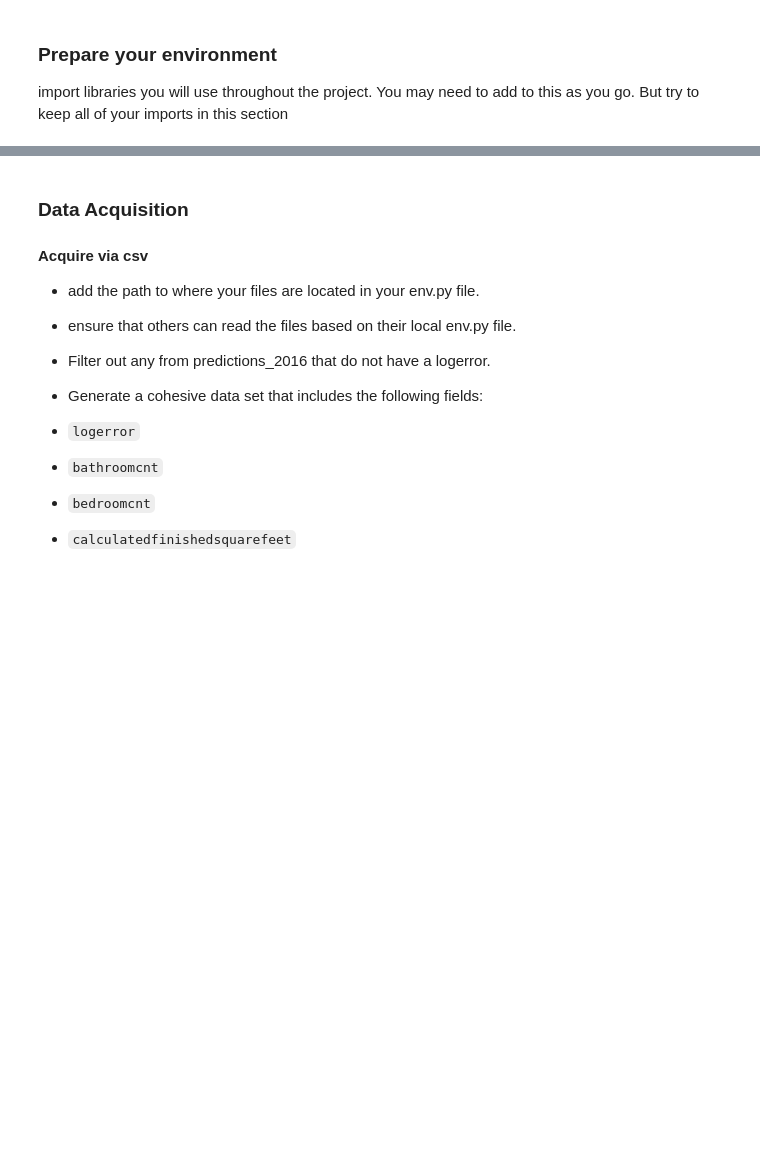
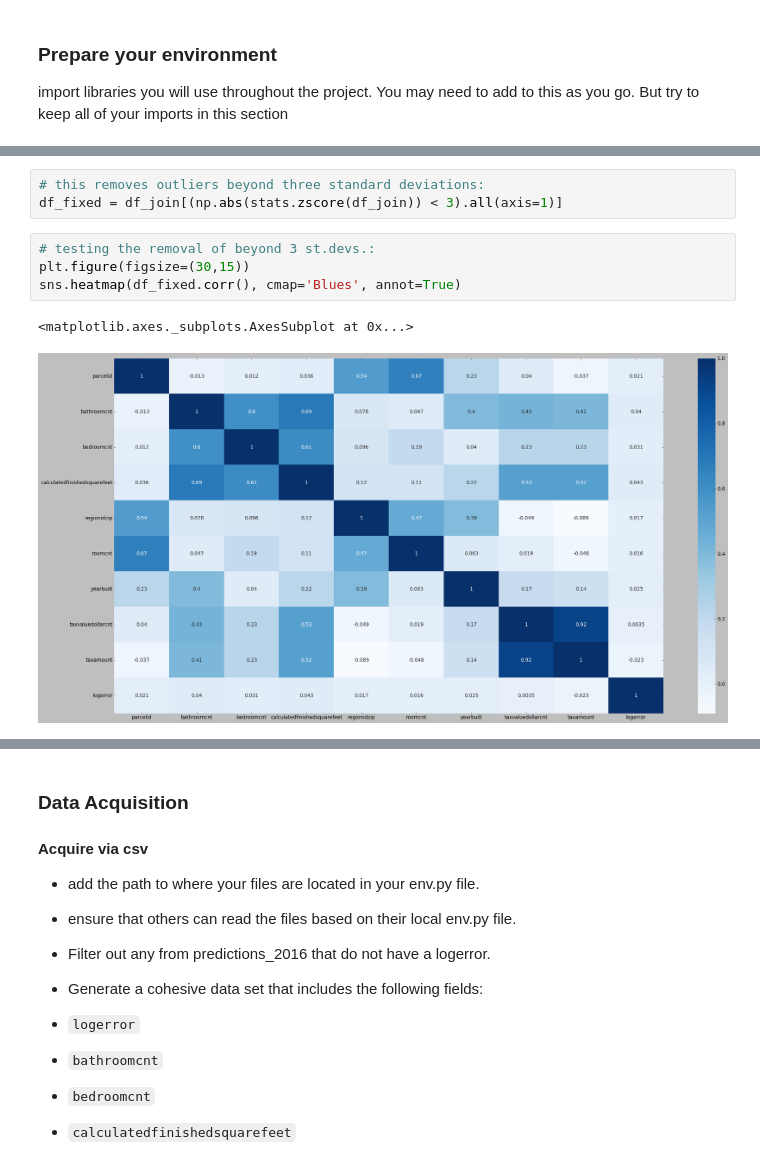
Before and after one commit to HackneyChad/Codeup_DS_projects, a Jupyter notebook: Regression_Project.ipynb, the cells around one changed output, grey strips where cells are left out. Saved outputs shown, nothing was run; the diff lists cells and outputs as text; blank space fills up the shorter version.

```diff
--- a/Regression_Project.ipynb
+++ b/Regression_Project.ipynb
@@ -50,0 +184,10 @@ import libraries you will use throughout the project.  You may need to add to th
+# %%
+# this removes outliers beyond three standard deviations:
+df_fixed = df_join[(np.abs(stats.zscore(df_join)) < 3).all(axis=1)]
+# %%
+# testing the removal of beyond 3 st.devs.:
+plt.figure(figsize=(30,15))
+sns.heatmap(df_fixed.corr(), cmap='Blues', annot=True)
+# %% [output]
+<matplotlib.axes._subplots.AxesSubplot at 0x...>
+[figure, added]
```
Also changed, not shown: parts of 16 cells of this notebook.
